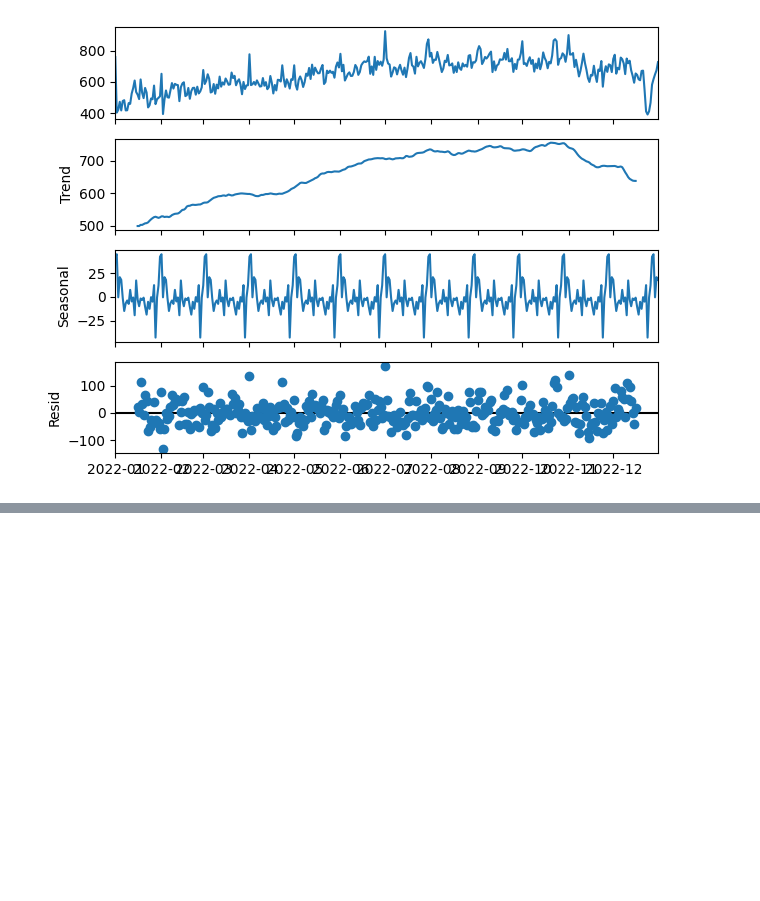
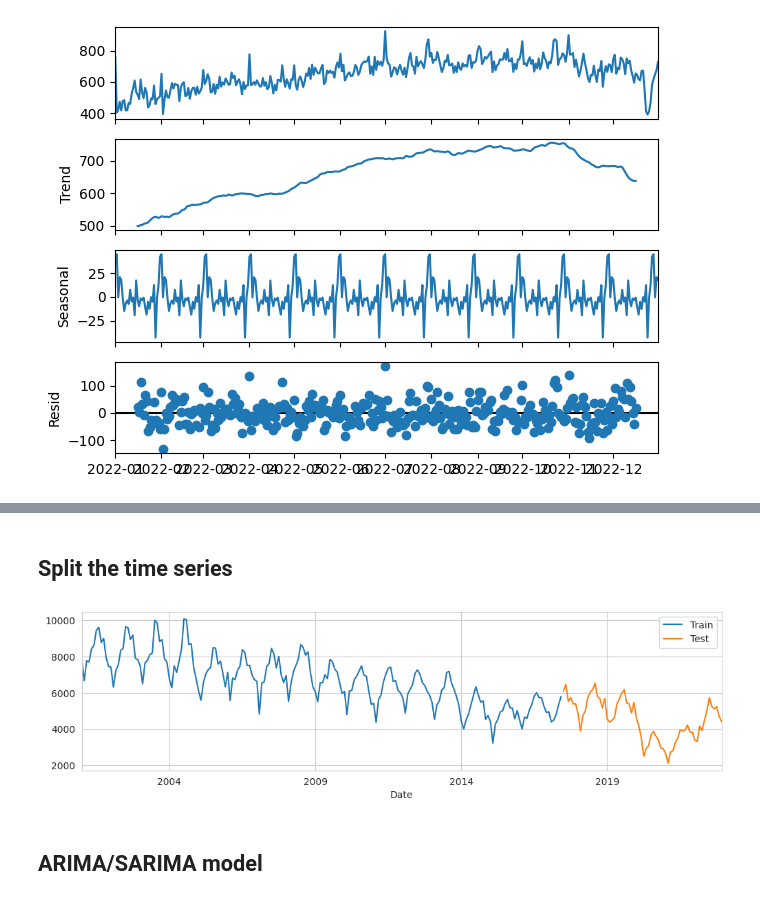
Before and after one commit to abeeraz379/Chicago_Crime, a Jupyter notebook: Chicago_Crime_Data.ipynb, the cells around one changed output, grey strips where cells are left out. Saved outputs shown, nothing was run; the diff lists cells and outputs as text; code cells hidden in the pictures; blank space fills up the shorter version.

```diff
--- a/Chicago_Crime_Data.ipynb
+++ b/Chicago_Crime_Data.ipynb
@@ -500,0 +763,13 @@ plt.show()
+# %% [markdown]
+## Split the time series
+# %%
+# Split the time series into training and test data (Remember we want to predict 6 months)
+# tts
+train, test = train_test_split(theft_monthly, test_size=.25)
+ax = train.plot(label='Train')
+test.plot(ax=ax, label='Test')
+ax.legend();
+# %% [output]
+[figure, added]
+# %% [markdown]
+## ARIMA/SARIMA model
```
Also changed, not shown: parts of 56 cells of this notebook.
